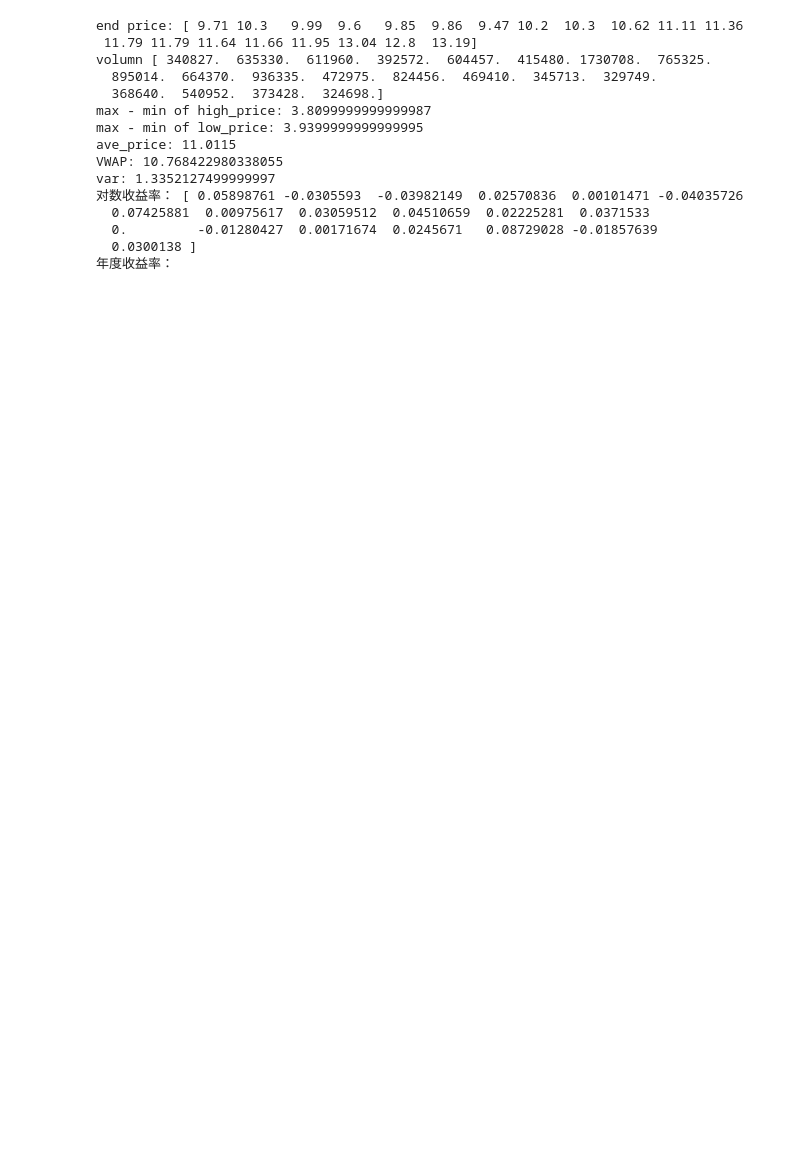
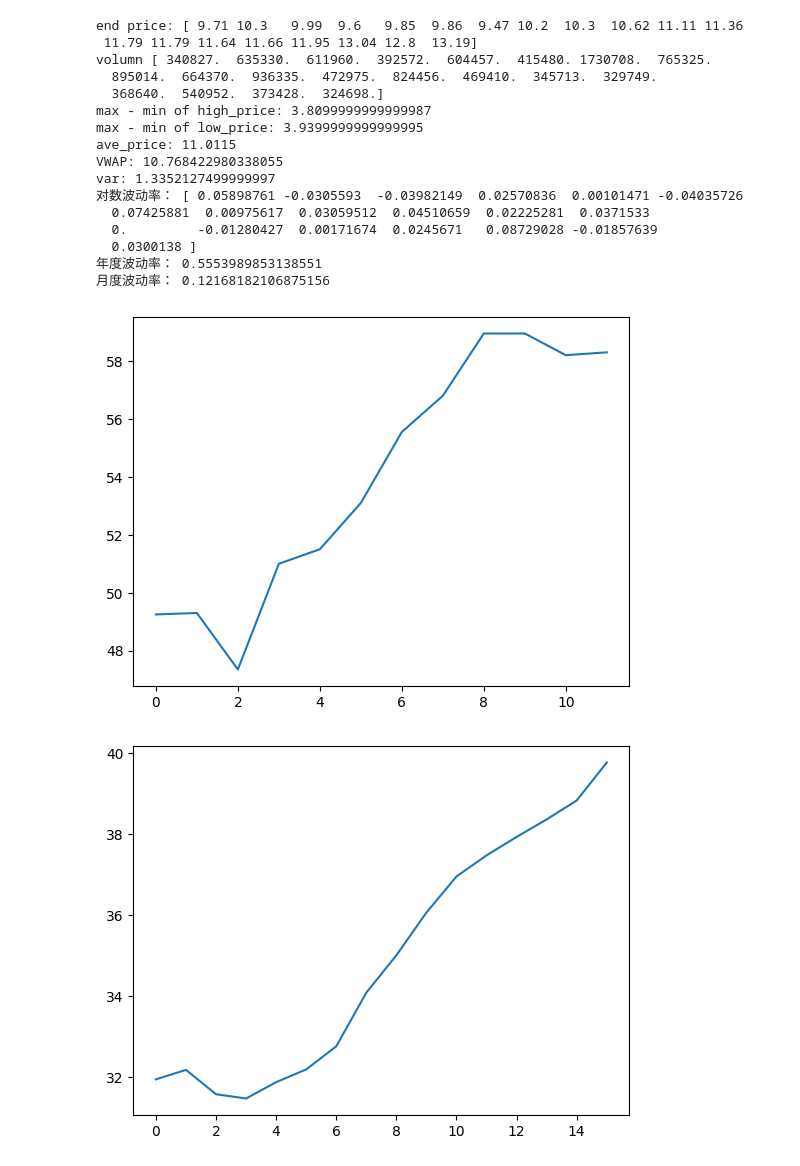
Before and after one commit to Voa1014/Quant_Study, a Jupyter notebook: main.ipynb, the cells around one changed output. Cells and saved outputs as stored; diff of their text form; code cells hidden in the pictures; blank space fills up the shorter version.

```diff
--- a/main.ipynb
+++ b/main.ipynb
@@ -6,5 +7,12 @@
+# %%
+import numpy as np
+import matplotlib.pyplot as plt
+import mplfinance as mpf
+import pandas as pd
+
+plt.rcParams['figure.dpi'] =  300    #分辨率
 # %%
-import numpy as np
+
 
 # np.loadtxt 读取数据文件
 path = "data.csv"
@@ -28,32 +36,50 @@ print("max - min of high_price:",np.ptp(high_price))
 print("max - min of low_price:", np.ptp(low_price))
 
 
 # 计算VWAP
 print("ave_price:", np.average(end_price))
 print("VWAP:", np.average(end_price, weights=volumn))
 
 
 # 计算方差
 print("var:", np.var(end_price))
 
 # 计算益率
 log_return = np.diff(np.log(end_price))
 print("对数波动率：",log_return)
 print("年度波动率：", log_return.std() * np.sqrt(250))
 print("月度波动率：", log_return.std() * np.sqrt(12))
+
+# 计算均线
+## 简单移动均线
+N = 5
+weights = N
+sma = np.convolve(weights, end_price)[N-1:-N+1]
+plt.plot(sma)
+plt.show()
+
+## 指数移动均线
+N = 5
+weights = np.exp(np.linspace(-1., 0., N))
+ema = np.convolve(weights, end_price)[N-1:-N+1]
+plt.plot(ema)
+plt.show()
 # %% [output]
 end price: [ 9.71 10.3   9.99  9.6   9.85  9.86  9.47 10.2  10.3  10.62 11.11 11.36
  11.79 11.79 11.64 11.66 11.95 13.04 12.8  13.19]
 volumn [ 340827.  635330.  611960.  392572.  604457.  415480. 1730708.  765325.
   895014.  664370.  936335.  472975.  824456.  469410.  345713.  329749.
   368640.  540952.  373428.  324698.]
 max - min of high_price: 3.8099999999999987
 max - min of low_price: 3.9399999999999995
 ave_price: 11.0115
 VWAP: 10.768422980338055
 var: 1.3352127499999997
-对数收益率： [ 0.05898761 -0.0305593  -0.03982149  0.02570836  0.00101471 -0.04035726
+对数波动率： [ 0.05898761 -0.0305593  -0.03982149  0.02570836  0.00101471 -0.04035726
   0.07425881  0.00975617  0.03059512  0.04510659  0.02225281  0.0371533
   0.         -0.01280427  0.00171674  0.0245671   0.08729028 -0.01857639
   0.0300138 ]
-年度收益率：
+年度波动率： 0.5553989853138551
+月度波动率： 0.12168182106875156
+[figure, added]
+[figure, added]
```
Also changed, not shown: parts of 4 cells of this notebook, 3 other files.
